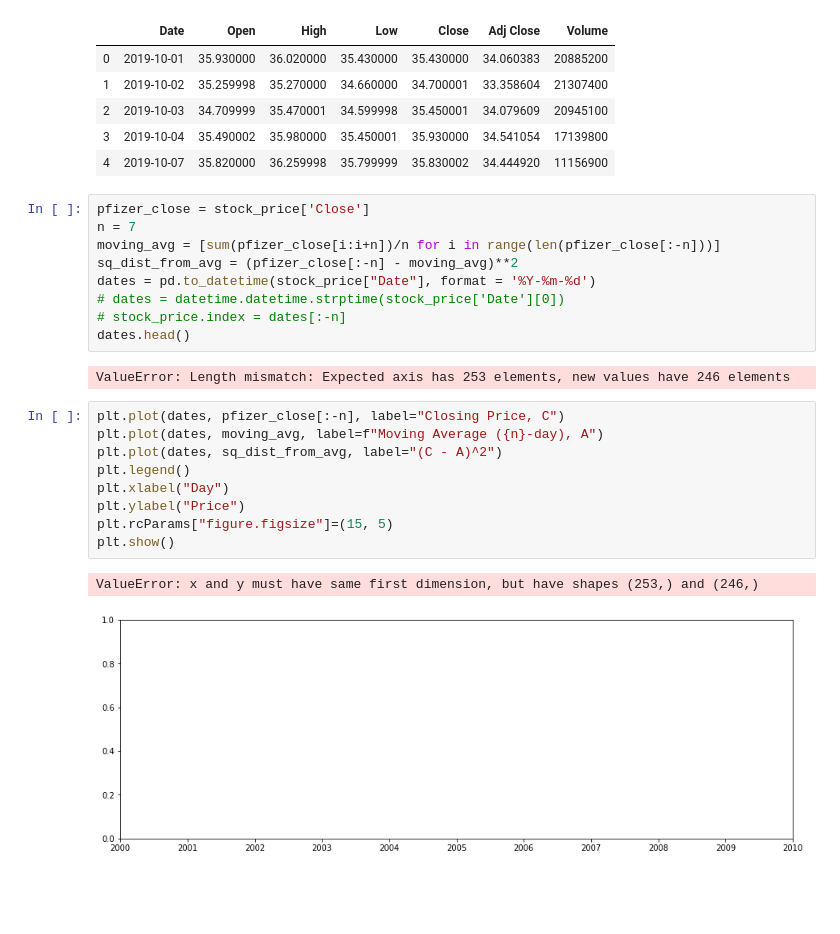
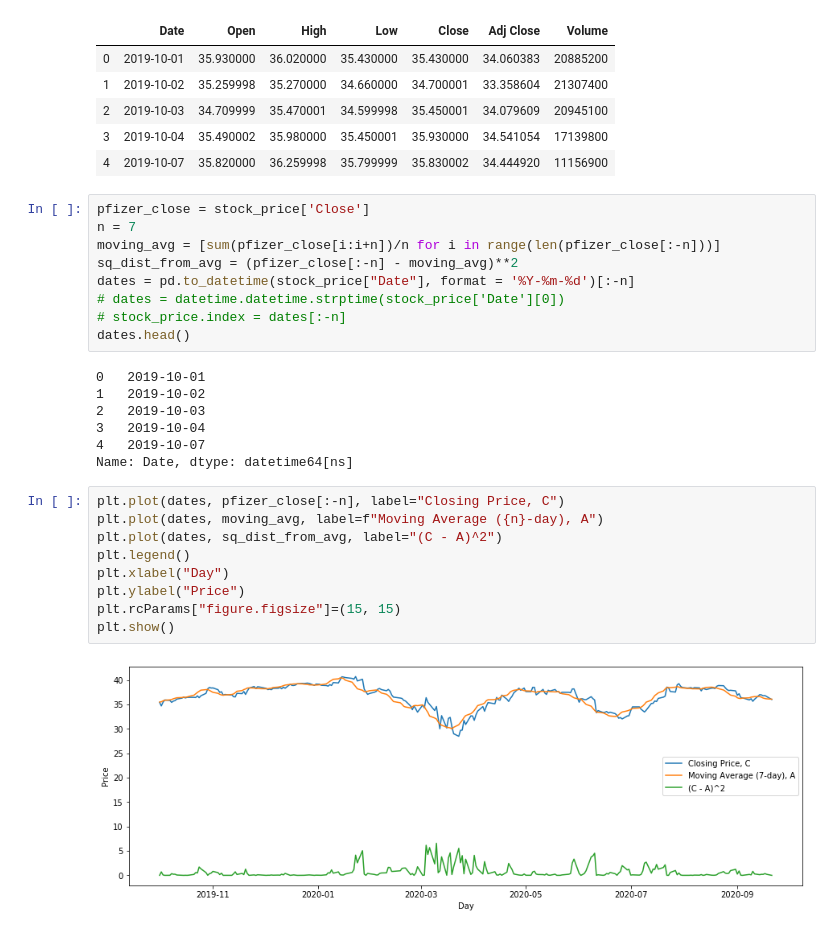
Before and after one commit to sspathak/market-sentiment-analysis, a Jupyter notebook: code/experiments.ipynb, the cells around one changed output. Drawn from its saved outputs; the diff is of its cells as text; blank space fills up the shorter version.

Commit message:
updated plot

```diff
--- a/code/experiments.ipynb
+++ b/code/experiments.ipynb
@@ -21,21 +21,25 @@ pfizer_close = stock_price['Close']
 n = 7
 moving_avg = [sum(pfizer_close[i:i+n])/n for i in range(len(pfizer_close[:-n]))]
 sq_dist_from_avg = (pfizer_close[:-n] - moving_avg)**2
-dates = pd.to_datetime(stock_price["Date"], format = '%Y-%m-%d')
+dates = pd.to_datetime(stock_price["Date"], format = '%Y-%m-%d')[:-n]
 # dates = datetime.datetime.strptime(stock_price['Date'][0])
 # stock_price.index = dates[:-n]
 dates.head()
 # %% [output]
-ValueError: Length mismatch: Expected axis has 253 elements, new values have 246 elements
+0   2019-10-01
+1   2019-10-02
+2   2019-10-03
+3   2019-10-04
+4   2019-10-07
+Name: Date, dtype: datetime64[ns]
 # %%
 plt.plot(dates, pfizer_close[:-n], label="Closing Price, C")
 plt.plot(dates, moving_avg, label=f"Moving Average ({n}-day), A")
 plt.plot(dates, sq_dist_from_avg, label="(C - A)^2")
 plt.legend()
 plt.xlabel("Day")
 plt.ylabel("Price")
-plt.rcParams["figure.figsize"]=(15, 5)
+plt.rcParams["figure.figsize"]=(15, 15)
 plt.show()
 # %% [output]
-ValueError: x and y must have same first dimension, but have shapes (253,) and (246,)
-[figure, old version]
+[figure, new version]
```
